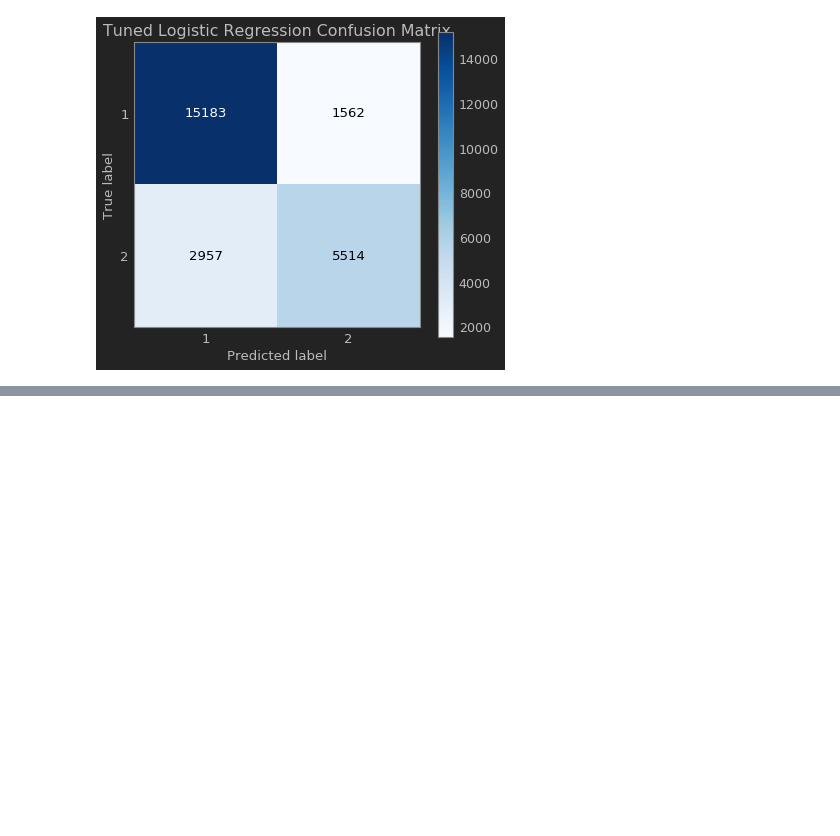
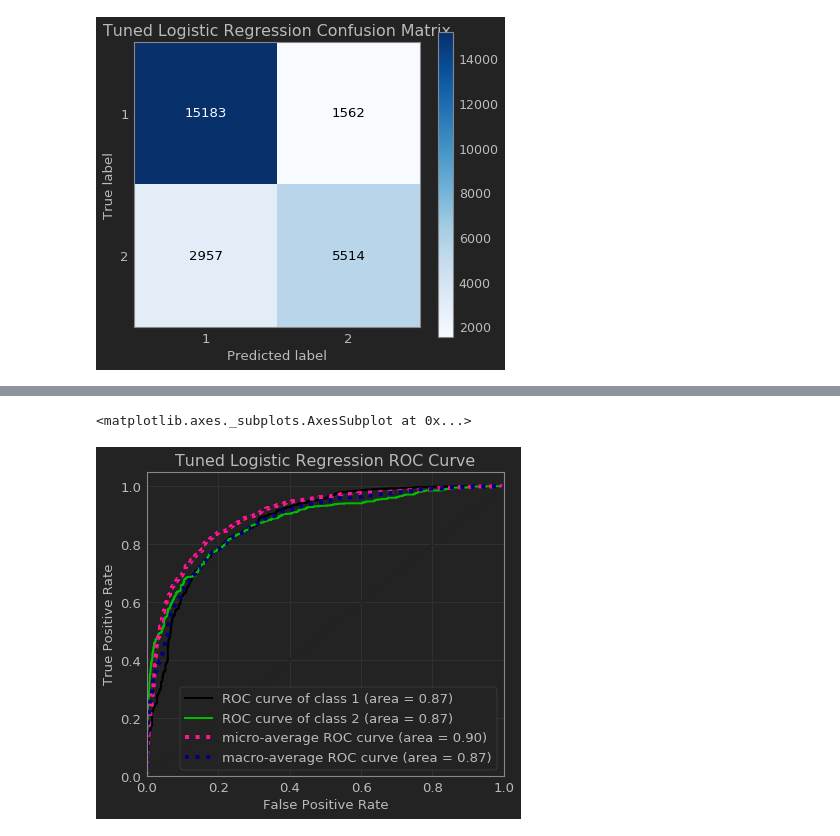
Before and after one commit to TheChanRProject/MLNS_BCI_Project, a Jupyter notebook: nb/BCI_Intra_Subject_Randomized_Search.ipynb, the cells around one changed output, grey strips where cells are left out. Drawn from its saved outputs; the diff is of its cells as text; code cells hidden in the pictures; blank space fills up the shorter version.

```diff
--- a/nb/BCI_Intra_Subject_Randomized_Search.ipynb
+++ b/nb/BCI_Intra_Subject_Randomized_Search.ipynb
@@ -243,0 +273,12 @@ plot_confusion_matrix(Ytest, lr_rs.predict(Xtest), title="Tuned Logistic Regress
+# %%
+lr_model = LogisticRegression(penalty='l2', intercept_scaling=1.25, fit_intercept=True)
+lr_fit = lr_model.fit(Xtrain2, Ytrain2)
+# %%
+# Logistic Regression ROC Curve
+
+lr_prob = lr_fit.predict_proba(Xval)
+
+plot_roc(Yval, lr_prob, title="Tuned Logistic Regression ROC Curve")
+# %% [output]
+<matplotlib.axes._subplots.AxesSubplot at 0x...>
+[figure, added]
```
Also changed, not shown: parts of 4 cells of this notebook.
